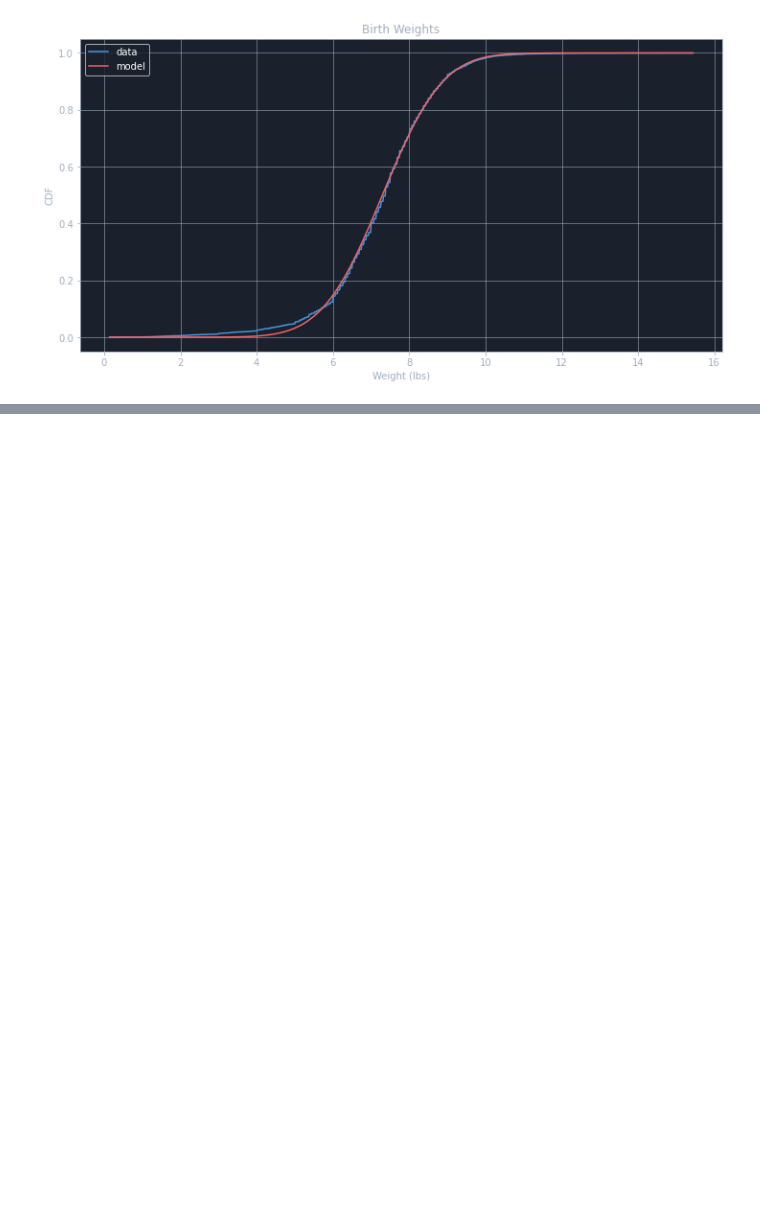
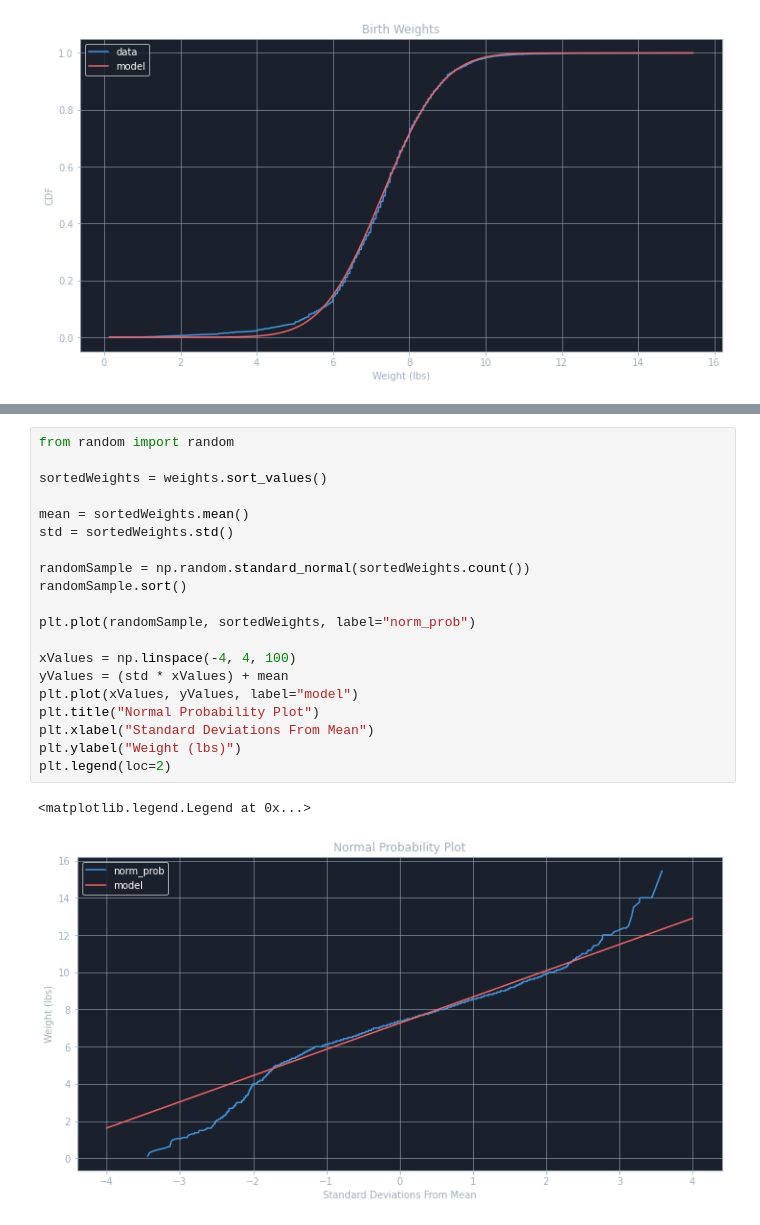
Before and after one commit to Devwulf/road-to-data-science, a Jupyter notebook: statistics/05 - Modeling Distributions.ipynb, the cells around one changed output, grey strips where cells are left out. Cells and saved outputs as stored; diff of their text form; blank space fills up the shorter version.

```diff
--- a/statistics/05 - Modeling Distributions.ipynb
+++ b/statistics/05 - Modeling Distributions.ipynb
@@ -133,0 +163,23 @@ Below the 10th percentile (CDF <= 0.1), there seems to be more light babies than
+# %%
+from random import random
+
+sortedWeights = weights.sort_values()
+
+mean = sortedWeights.mean()
+std = sortedWeights.std()
+
+randomSample = np.random.standard_normal(sortedWeights.count())
+randomSample.sort()
+
+plt.plot(randomSample, sortedWeights, label="norm_prob")
+
+xValues = np.linspace(-4, 4, 100)
+yValues = (std * xValues) + mean
+plt.plot(xValues, yValues, label="model")
+plt.title("Normal Probability Plot")
+plt.xlabel("Standard Deviations From Mean")
+plt.ylabel("Weight (lbs)")
+plt.legend(loc=2)
+# %% [output]
+<matplotlib.legend.Legend at 0x...>
+[figure, added]
```
Also changed, not shown: parts of 26 cells of this notebook, 2 other files.
